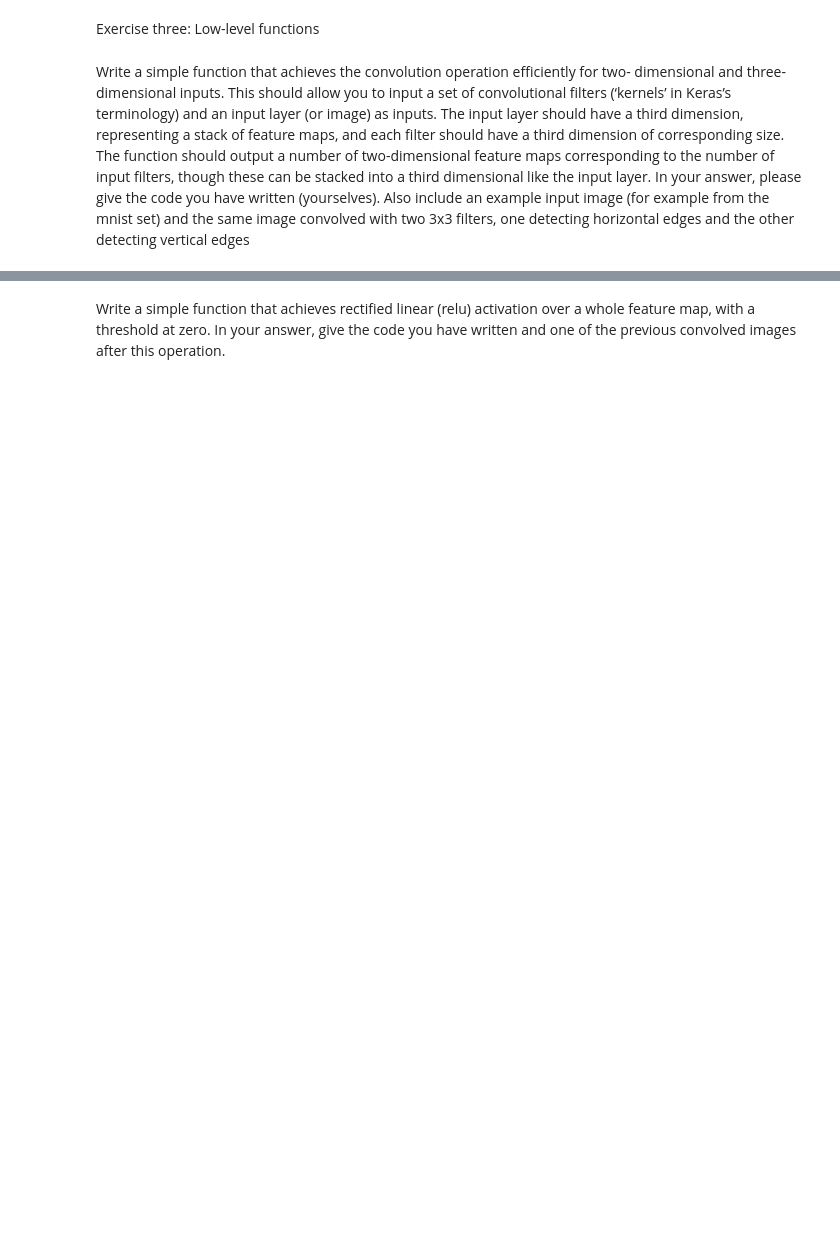
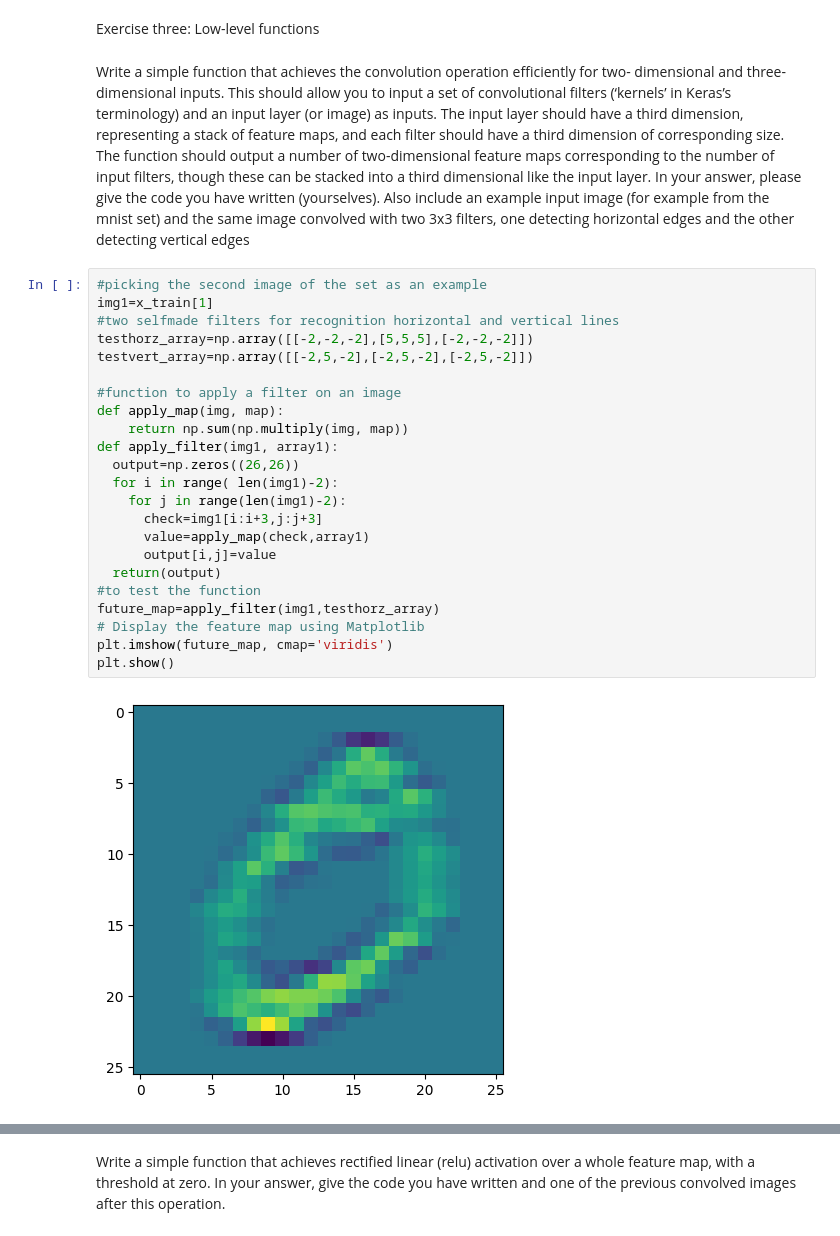
Before and after one commit to sNug0/INFOMHNA, a Jupyter notebook: Lab Assignment 1.ipynb, the cells around one changed output, grey strips where cells are left out. Saved outputs shown, nothing was run; the diff lists cells and outputs as text; blank space fills up the shorter version.

```diff
--- a/Lab Assignment 1.ipynb
+++ b/Lab Assignment 1.ipynb
@@ -407,3 +427,28 @@ In your answer, please give the code you have written (yourselves). Also include
 example input image (for example from the mnist set) and the same image
 convolved with two 3x3 filters, one detecting horizontal edges and the other
 detecting vertical edges
+# %%
+#picking the second image of the set as an example
+img1=x_train[1]
+#two selfmade filters for recognition horizontal and vertical lines
+testhorz_array=np.array([[-2,-2,-2],[5,5,5],[-2,-2,-2]])
+testvert_array=np.array([[-2,5,-2],[-2,5,-2],[-2,5,-2]])
+
+#function to apply a filter on an image
+def apply_map(img, map):
+    return np.sum(np.multiply(img, map))
+def apply_filter(img1, array1):
+  output=np.zeros((26,26))
+  for i in range( len(img1)-2):
+    for j in range(len(img1)-2):
+      check=img1[i:i+3,j:j+3]
+      value=apply_map(check,array1)
+      output[i,j]=value
+  return(output)
+#to test the function
+future_map=apply_filter(img1,testhorz_array)
+# Display the feature map using Matplotlib
+plt.imshow(future_map, cmap='viridis')
+plt.show()
+# %% [output]
+[figure, added]
```
Also changed, not shown: parts of 37 cells of this notebook.
